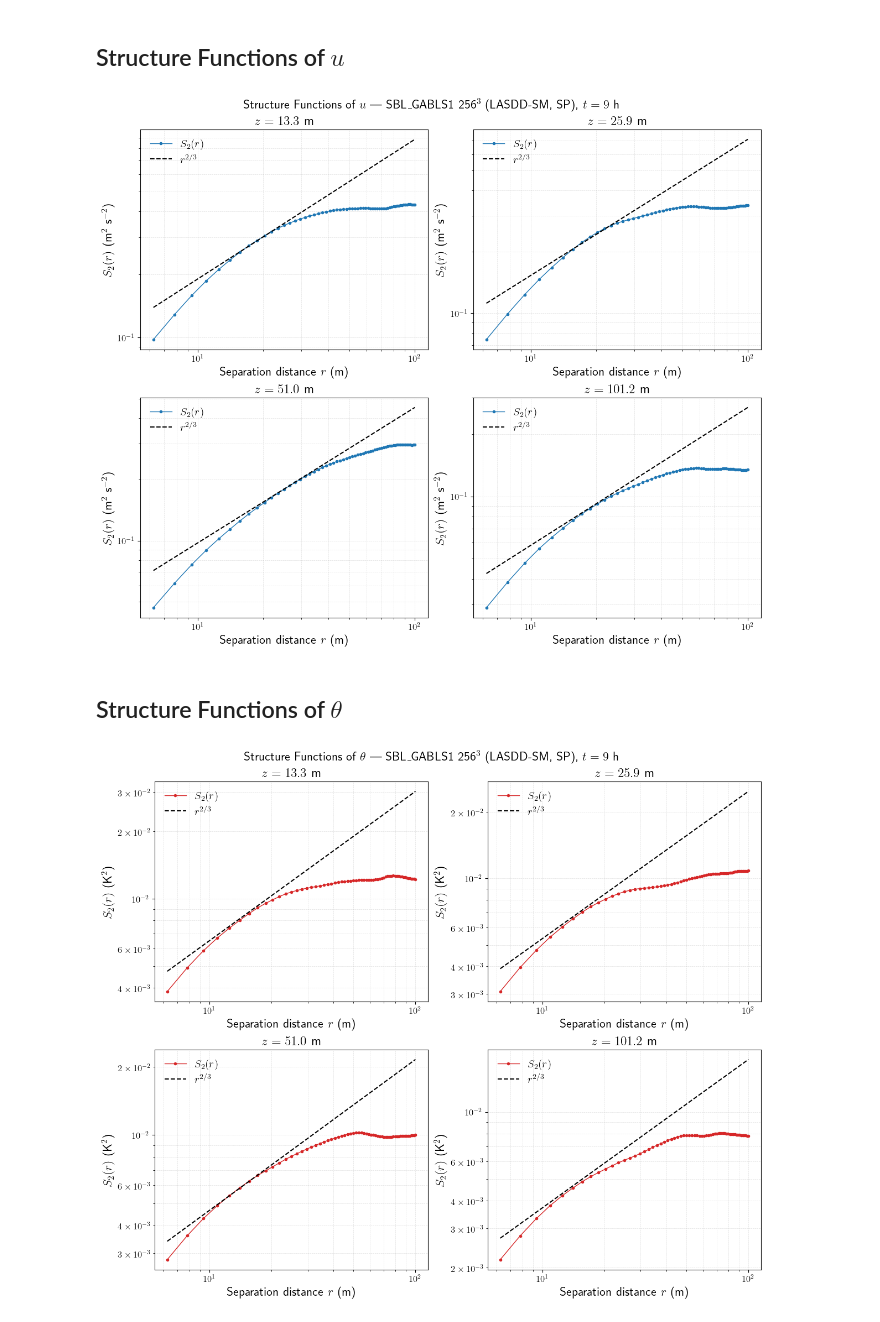
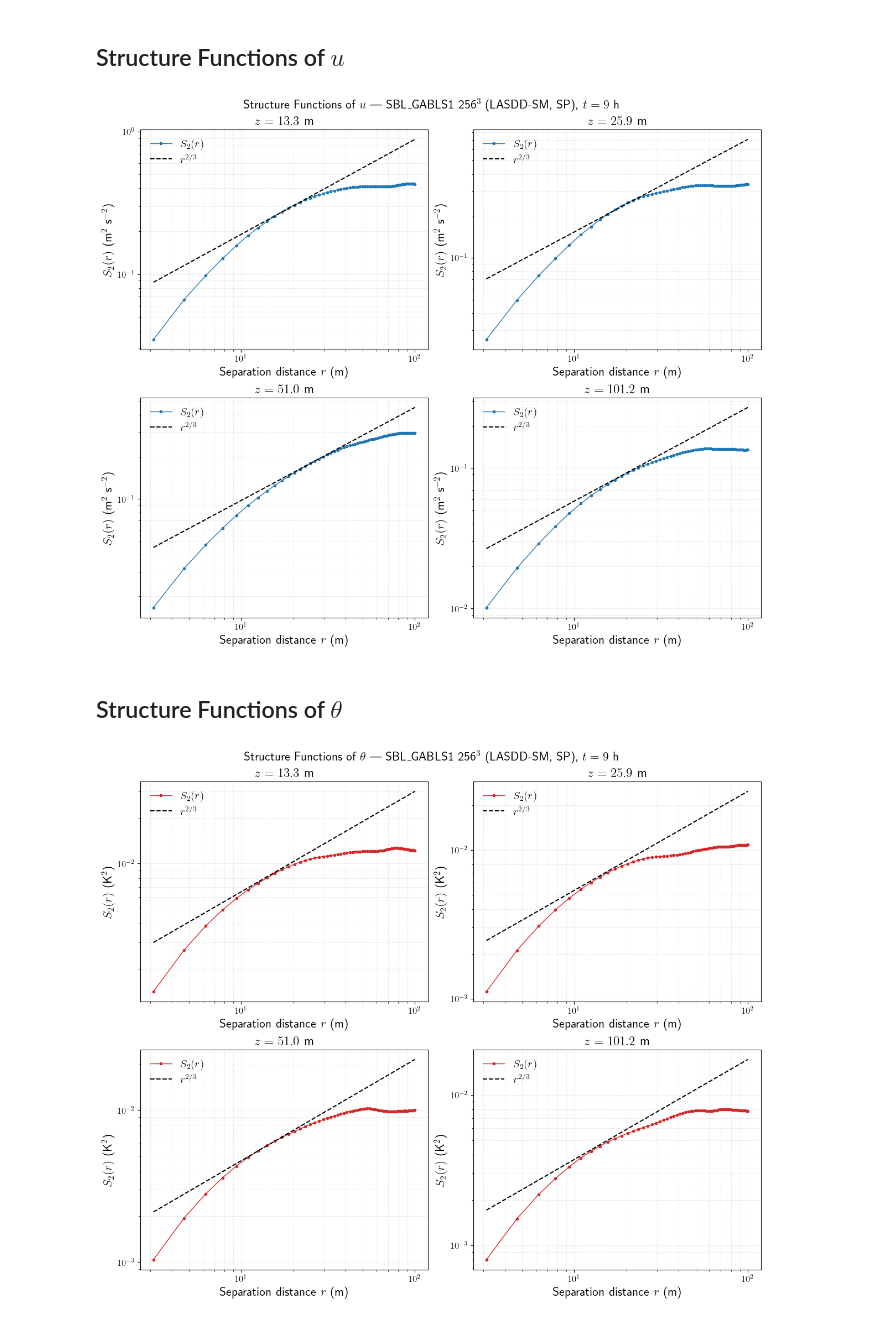
Before and after one commit to Sukantabasu/jax-alfa, a Jupyter notebook: docs/source/examples/SBL_GABLS1/notebooks/SBL_GABLS1_StructureFunctions.ipynb, the cells around one changed output. Cells and saved outputs as stored; diff of their text form; code cells hidden in the pictures.

```diff
--- a/docs/source/examples/SBL_GABLS1/notebooks/SBL_GABLS1_StructureFunctions.ipynb
+++ b/docs/source/examples/SBL_GABLS1/notebooks/SBL_GABLS1_StructureFunctions.ipynb
@@ -124,7 +133,7 @@ fig, axs = plt.subplots(2, 2, figsize=(12, 10), constrained_layout=True)
 axs = axs.flatten()
 
 max_r   = nx // 4
-min_r   = 4          # FGR = 2 => min_r = 4
+min_r   = 2          # FGR = 2 => min_r = 4
 A_ref_u = [4.1e-2, 3.3e-2, 2.1e-2, 1.25e-2]   # one pre-factor per height level; adjust to shift r^{2/3}
 
 for i, k in enumerate(k_levels):
@@ -145,33 +154,33 @@ for i, k in enumerate(k_levels):
 fig.suptitle(r'Structure Functions of $u$ — SBL\_GABLS1 256$^3$ (LASDD-SM, SP), $t=9$ h', fontsize=16)
 plt.show()
 # %% [output]
-[figure, old version]
+[figure, new version]
 # %% [markdown]
 ## Structure Functions of $\theta$
 # %%
 fig, axs = plt.subplots(2, 2, figsize=(12, 10), constrained_layout=True)
 axs = axs.flatten()
 
 max_r    = nx // 4
-min_r    = 4          # skip sub-filter range (FGR=2 zeros modes above n=nx/4, smooth below 4dx)
+min_r    = 2          # skip sub-filter range (FGR=2 zeros modes above n=nx/4, smooth below 4dx)
 A_ref_th = [1.4e-3, 1.15e-3, 1e-3, 0.8e-3]   # one pre-factor per height level; adjust to shift r^{2/3}
 
 for i, k in enumerate(k_levels):
     S, rr = StructureFunction1D_LES(TH3D[:, :, k], max_r=max_r)
     r_m = rr * dx
 
     ax = axs[i]
     ax.loglog(r_m[min_r-1:], S[1, min_r-1:], color='tab:red', marker='o',
               markevery=1, markersize=3, linewidth=1.0, label=r'$S_2(r)$')
     ax.loglog(r_m[min_r-1:], A_ref_th[i] * r_m[min_r-1:] ** (2 / 3), 'k--', linewidth=1.5, label=r'$r^{2/3}$')
 
     ax.set_title(rf'$z = {z_labels[i]}$ m')
     ax.set_xlabel(r'Separation distance $r$ (m)')
     ax.set_ylabel(r'$S_2(r)$ (K$^2$)')
     ax.legend(frameon=False)
     ax.grid(True, which='both', ls='--', alpha=0.4)
 
 fig.suptitle(r'Structure Functions of $\theta$ — SBL\_GABLS1 256$^3$ (LASDD-SM, SP), $t=9$ h', fontsize=16)
 plt.show()
 # %% [output]
-[figure, old version]
+[figure, new version]
```
Also changed, not shown: parts of 1 cell of this notebook, 7 other files.
